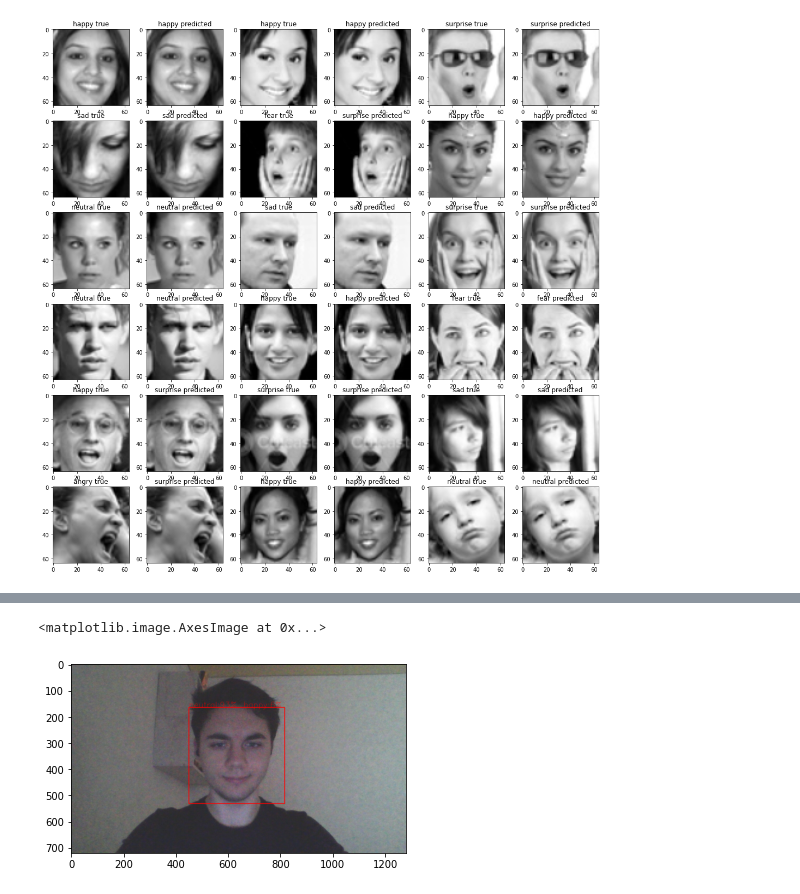
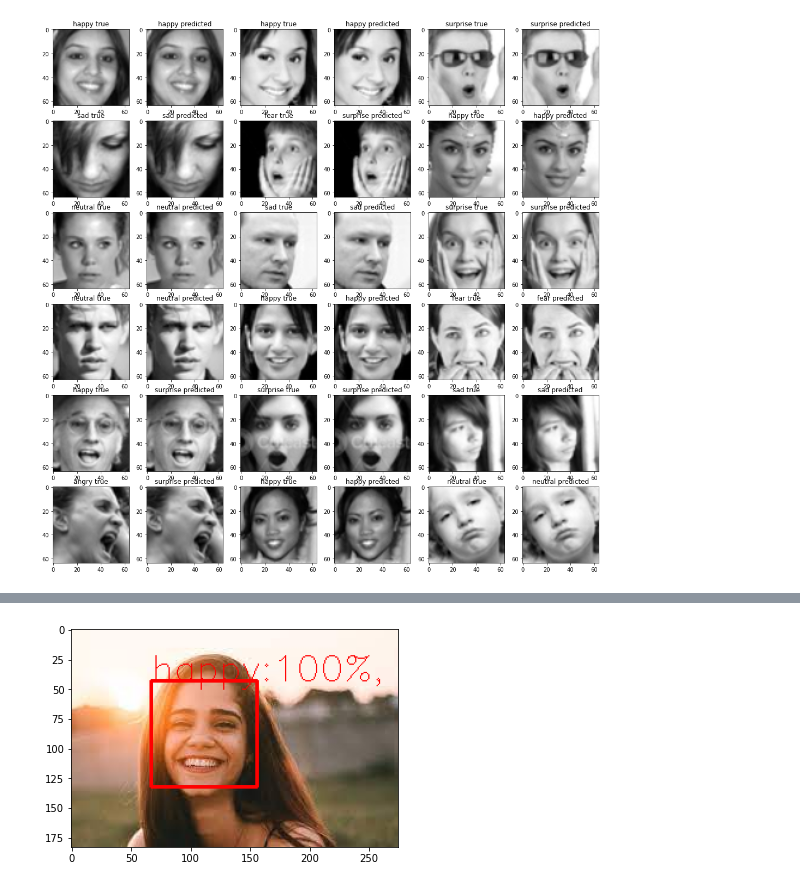
Before and after one commit to eingrid/EmotionDetection, a Jupyter notebook: task4.ipynb, the cells around one changed output, grey strips where cells are left out. Cells and saved outputs as stored; diff of their text form; code cells hidden in the pictures.

Commit message:
add readme, example_images, deleted bad (fer) model

```diff
--- a/task4.ipynb
+++ b/task4.ipynb
@@ -30,7 +43,7 @@ test_ds = test_ds.map(normalize_ds)
 # %% [markdown]
 # Model
 # %%
-model = tf.keras.models.load_model('fer2013_big_XCEPTION.54-0.66.hdf5')
+model = tf.keras.models.load_model('models/raw_xception.hdf5')
 # %% [output]
 2022-04-26 16:56:19.876542: I tensorflow/stream_executor/cuda/cuda_gpu_executor.cc:983] successful NUMA node read from SysFS had negative value (-1), but there must be at least one NUMA node, so retur ...
 2022-04-26 16:56:19.876832: W tensorflow/stream_executor/platform/default/dso_loader.cc:64] Could not load dynamic library 'libcudart.so.11.0'; dlerror: libcudart.so.11.0: cannot open shared object fi ...
@@ -74,6 +87,10 @@ model.compile(optimizer=tf.keras.optimizers.Adam(learning_rate=0.0001),loss=tf.k
      metrics=['accuracy',tf.keras.metrics.SparseTopKCategoricalAccuracy(k=2, name="sparse_top_k_categorical_accuracy", dtype=None)])
 # %% [markdown]
 # Train
+# %%
+train=False
+if not train:
+    model = tf.keras.models.load_model('models/xception.h5')
 # %% [markdown]
 Experiments have shown that data augmentation has poor influence on the overall model.
 # %%
@@ -110,7 +127,8 @@ change_lr = tf.keras.callbacks.ReduceLROnPlateau(
     min_lr=0,
 )
 # %%
-history = model.fit(train_ds.shuffle(1000),validation_data=test_ds, epochs = 25,callbacks=[early_stopping,save_best,change_lr])
+if train:
+    history = model.fit(train_ds.shuffle(1000),validation_data=test_ds, epochs = 25,callbacks=[early_stopping,save_best,change_lr])
 # %% [output]
 Epoch 1/25
 2022-04-25 22:25:14.706417: I tensorflow/core/kernels/data/shuffle_dataset_op.cc:390] Filling up shuffle buffer (this may take a while): 71 of 1000
@@ -173,12 +192,19 @@ for i in range(6):
 [figure]
 # %%
 def save_prediction(img):
+    img_path = None
     if isinstance(img,str):
+        img_path = img.split('.')[0]
         img = cv.imread(img)
     img = cv.cvtColor(img,cv.COLOR_BGR2RGB)
     prediction_img = draw_faces(model, img, 0, 'opencv', (64,64), emotion_labels)
-    cv.imwrite('img_pred.jpg',cv.cvtColor(prediction_img,cv.COLOR_BGR2RGB))
+
+    if not (img_path is None):
+        cv.imwrite(img_path + '_pred.jpg',cv.cvtColor(prediction_img,cv.COLOR_BGR2RGB))
+    else:
+        cv.imwrite('img_pred.jpg',cv.cvtColor(prediction_img,cv.COLOR_BGR2RGB))
+
     return prediction_img
 # %%
-plt.imshow(save_prediction('happy.jpg'))
+plt.imshow(save_prediction('example_images/happy.jpg'))
 # %% [output]
@@ -186,2 +212 @@ plt.imshow(save_prediction('happy.jpg'))
-<matplotlib.image.AxesImage at 0x...>
-[figure, old version]
+[figure, new version]
```
Also changed, not shown: parts of 4 cells of this notebook, 17 other files.
